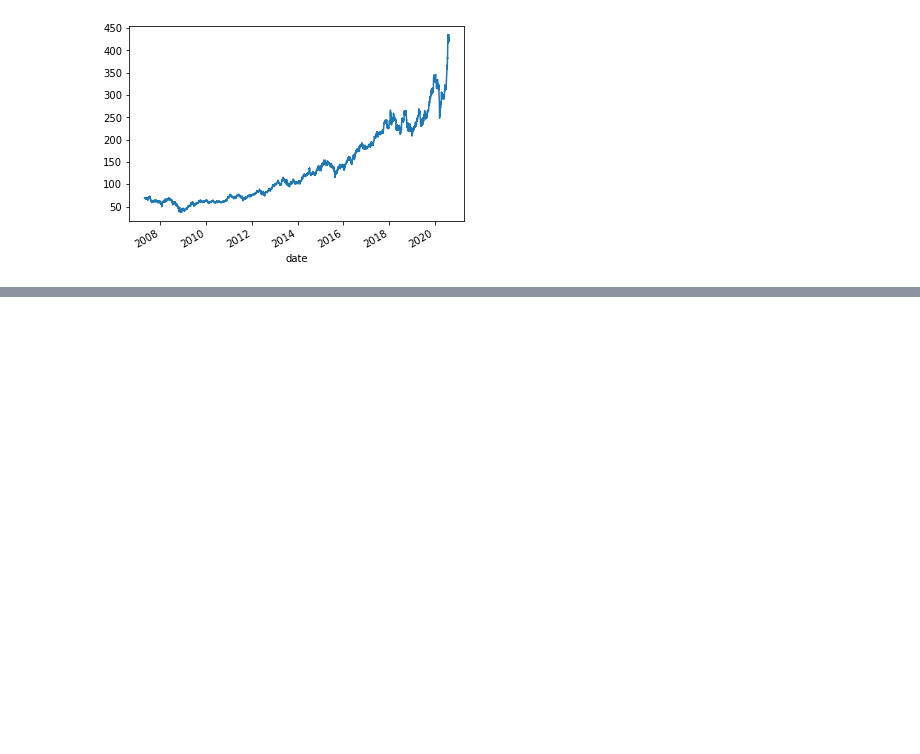
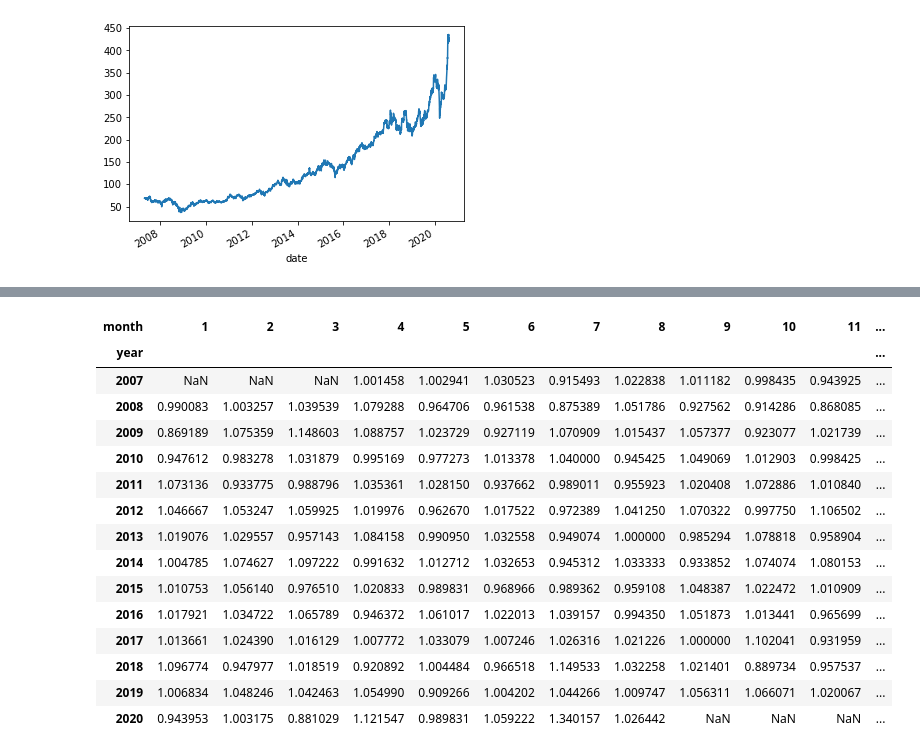
Before and after one commit to cmh841015/DLCourse2020, a Jupyter notebook: GetData.ipynb, the cells around one changed output, grey strips where cells are left out. Cells and saved outputs as stored; diff of their text form; code cells hidden in the pictures; blank space fills up the shorter version.

```diff
--- a/GetData.ipynb
+++ b/GetData.ipynb
@@ -132,0 +219,19 @@ tsmc.plot()
+# %%
+profit
+# %% [output]
+| month | 1 | 2 | 3 | 4 | 5 | 6 | 7 | 8 | 9 | 10 | 11 | ... |
+| year |  |  |  |  |  |  |  |  |  |  |  | ... |
+| 2007 | NaN | NaN | NaN | 1.001458 | 1.002941 | 1.030523 | 0.915493 | 1.022838 | 1.011182 | 0.998435 | 0.943925 | ... |
+| 2008 | 0.990083 | 1.003257 | 1.039539 | 1.079288 | 0.964706 | 0.961538 | 0.875389 | 1.051786 | 0.927562 | 0.914286 | 0.868085 | ... |
+| 2009 | 0.869189 | 1.075359 | 1.148603 | 1.088757 | 1.023729 | 0.927119 | 1.070909 | 1.015437 | 1.057377 | 0.923077 | 1.021739 | ... |
+| 2010 | 0.947612 | 0.983278 | 1.031879 | 0.995169 | 0.977273 | 1.013378 | 1.040000 | 0.945425 | 1.049069 | 1.012903 | 0.998425 | ... |
+| 2011 | 1.073136 | 0.933775 | 0.988796 | 1.035361 | 1.028150 | 0.937662 | 0.989011 | 0.955923 | 1.020408 | 1.072886 | 1.010840 | ... |
+| 2012 | 1.046667 | 1.053247 | 1.059925 | 1.019976 | 0.962670 | 1.017522 | 0.972389 | 1.041250 | 1.070322 | 0.997750 | 1.106502 | ... |
+| 2013 | 1.019076 | 1.029557 | 0.957143 | 1.084158 | 0.990950 | 1.032558 | 0.949074 | 1.000000 | 0.985294 | 1.078818 | 0.958904 | ... |
+| 2014 | 1.004785 | 1.074627 | 1.097222 | 0.991632 | 1.012712 | 1.032653 | 0.945312 | 1.033333 | 0.933852 | 1.074074 | 1.080153 | ... |
+| 2015 | 1.010753 | 1.056140 | 0.976510 | 1.020833 | 0.989831 | 0.968966 | 0.989362 | 0.959108 | 1.048387 | 1.022472 | 1.010909 | ... |
+| 2016 | 1.017921 | 1.034722 | 1.065789 | 0.946372 | 1.061017 | 1.022013 | 1.039157 | 0.994350 | 1.051873 | 1.013441 | 0.965699 | ... |
+| 2017 | 1.013661 | 1.024390 | 1.016129 | 1.007772 | 1.033079 | 1.007246 | 1.026316 | 1.021226 | 1.000000 | 1.102041 | 0.931959 | ... |
+| 2018 | 1.096774 | 0.947977 | 1.018519 | 0.920892 | 1.004484 | 0.966518 | 1.149533 | 1.032258 | 1.021401 | 0.889734 | 0.957537 | ... |
+| 2019 | 1.006834 | 1.048246 | 1.042463 | 1.054990 | 0.909266 | 1.004202 | 1.044266 | 1.009747 | 1.056311 | 1.066071 | 1.020067 | ... |
+| 2020 | 0.943953 | 1.003175 | 0.881029 | 1.121547 | 0.989831 | 1.059222 | 1.340157 | 1.026442 | NaN | NaN | NaN | ... |
```
Also changed, not shown: parts of 14 cells of this notebook.
